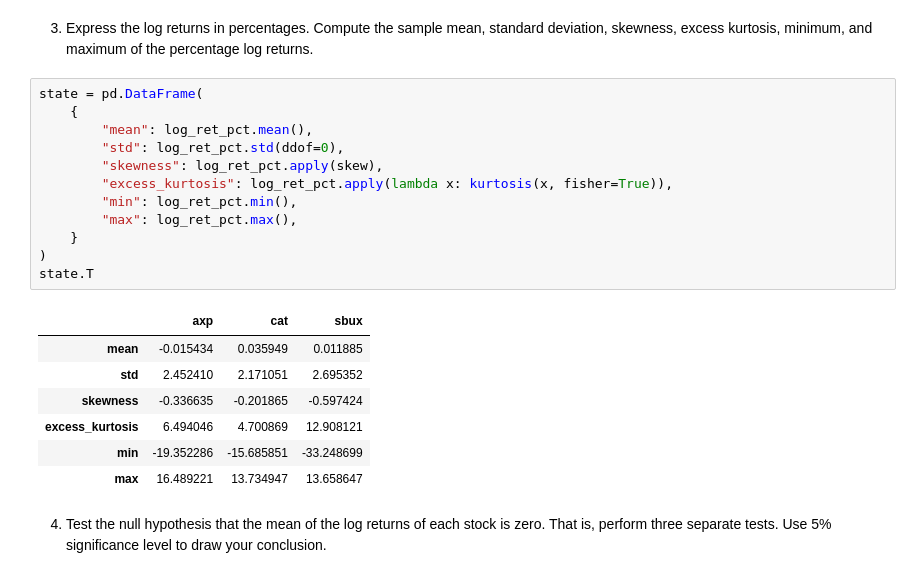
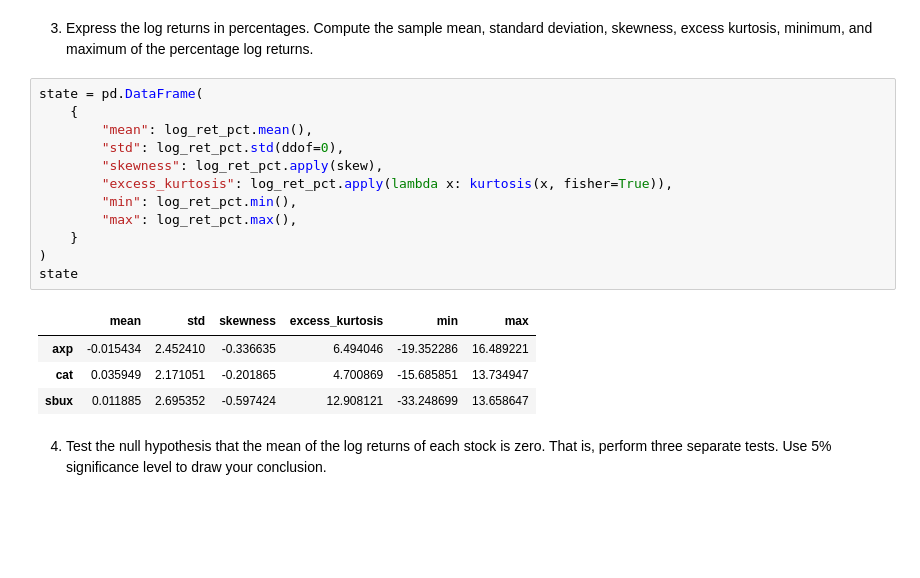
Before and after one commit to JamboChen/stat-hw, a Jupyter notebook: time_serise/hw1.ipynb, the cells around one changed output. Drawn from its saved outputs; the diff is of its cells as text; blank space fills up the shorter version.

```diff
--- a/time_serise/hw1.ipynb
+++ b/time_serise/hw1.ipynb
@@ -60,23 +57,20 @@ log_ret_pct
 # %%
 state = pd.DataFrame(
     {
         "mean": log_ret_pct.mean(),
         "std": log_ret_pct.std(ddof=0),
         "skewness": log_ret_pct.apply(skew),
         "excess_kurtosis": log_ret_pct.apply(lambda x: kurtosis(x, fisher=True)),
         "min": log_ret_pct.min(),
         "max": log_ret_pct.max(),
     }
 )
-state.T
+state
 # %% [output]
-|  | axp | cat | sbux |
-| mean | -0.015434 | 0.035949 | 0.011885 |
-| std | 2.452410 | 2.171051 | 2.695352 |
-| skewness | -0.336635 | -0.201865 | -0.597424 |
-| excess_kurtosis | 6.494046 | 4.700869 | 12.908121 |
-| min | -19.352286 | -15.685851 | -33.248699 |
-| max | 16.489221 | 13.734947 | 13.658647 |
+|  | mean | std | skewness | excess_kurtosis | min | max |
+| axp | -0.015434 | 2.452410 | -0.336635 | 6.494046 | -19.352286 | 16.489221 |
+| cat | 0.035949 | 2.171051 | -0.201865 | 4.700869 | -15.685851 | 13.734947 |
+| sbux | 0.011885 | 2.695352 | -0.597424 | 12.908121 | -33.248699 | 13.658647 |
 # %% [markdown]
 4. Test the null hypothesis that the mean of the log returns of each stock is zero. That is, perform three separate tests. Use 5% signiﬁcance level to draw your conclusion.
 # %%
```
Also changed, not shown: parts of 3 cells of this notebook.
